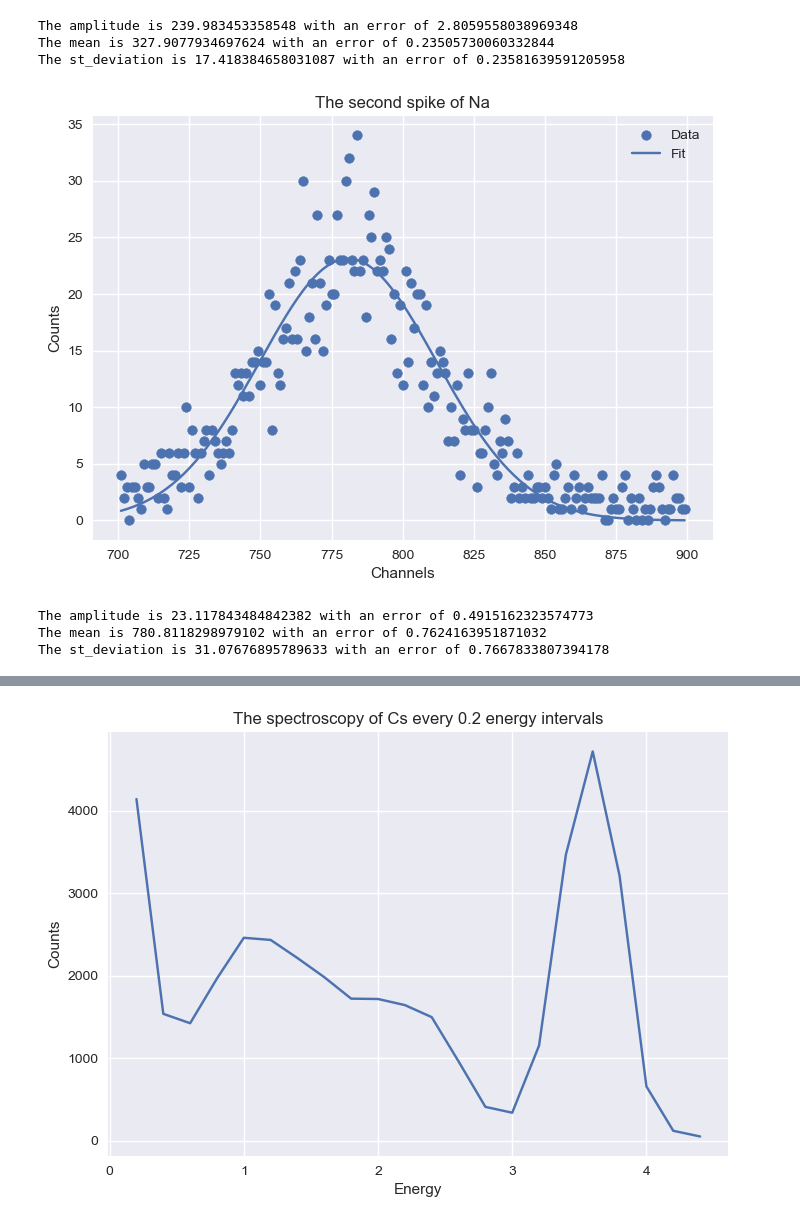
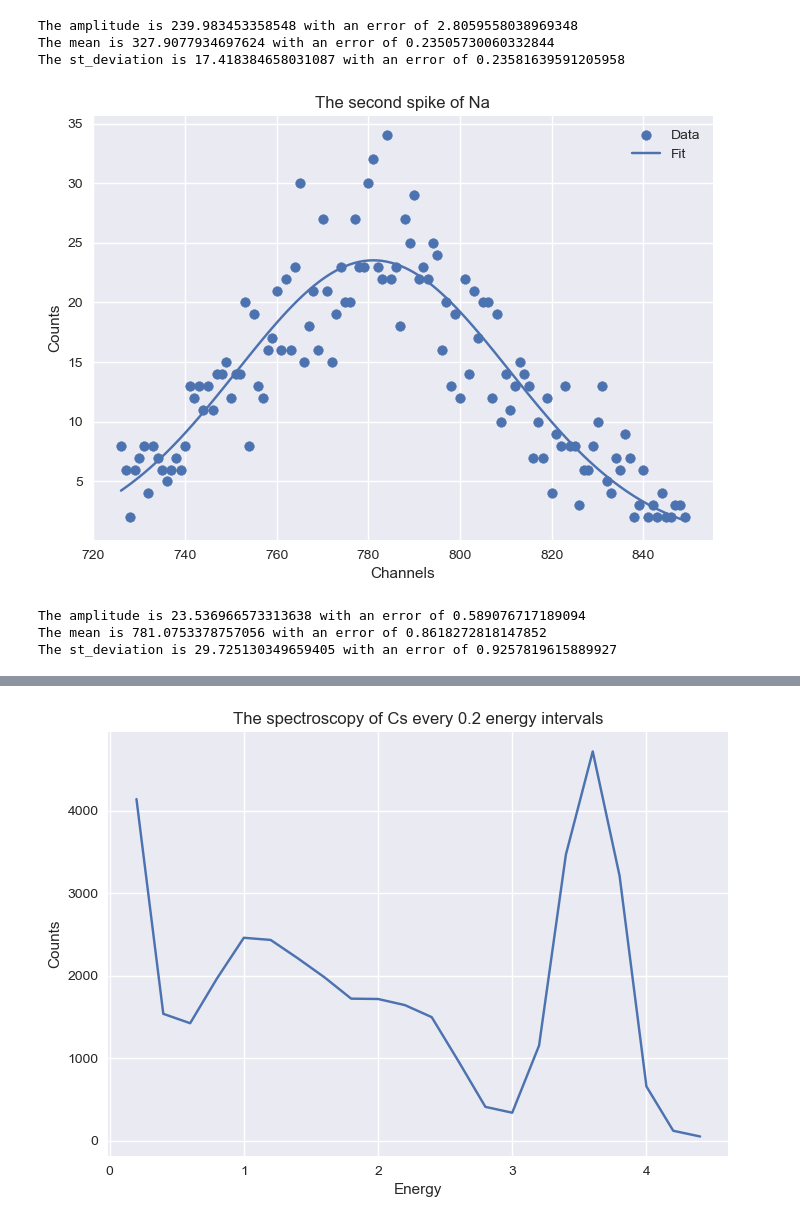
Before and after one commit to grk38/data_analysis_nuclear_lab, a Jupyter notebook: Erg_pyr.ipynb, the cells around one changed output, grey strips where cells are left out. Drawn from its saved outputs; the diff is of its cells as text; code cells hidden in the pictures.

```diff
--- a/Erg_pyr.ipynb
+++ b/Erg_pyr.ipynb
@@ -25,6 +25,7 @@ chan = np.empty(())
 count = np.empty(())
 spike_Cs = np.empty(())
 spike_range_Cs = np.empty(())
+fitting_final = np.empty((3,3))
 
 chan = data[::2]
 count = data[1::2]
@@ -84,7 +85,7 @@ for index in range(np.size(count)):
     if (index>280 and index<400):
         spike_Na = np.append(spike_Na,count[index])
         spike_range_Na = np.append(spike_range_Na,index)
-    if (index>700 and index<900):
+    if (index>725 and index<850):
         spike2_Na = np.append(spike2_Na,count[index])
         spike2_range_Na = np.append(spike2_range_Na,index)
 
@@ -102,6 +103,7 @@ plt.title('The spectroscopy of Na')
 plt.xlabel('Channels')
 plt.ylabel('Counts')
 plt.style.use('seaborn')
+plt.xlim(0,400)
 plt.savefig('Na_spectroscopy.png')
 plt.legend()
 plt.show()
@@ -127,9 +129,12 @@ plt.ylabel('Counts')
 plt.savefig('Cs_spike.png')
 plt.legend()
 plt.show()
+for index in range(3):
+    fitting_final[0][index]=popt[index]
 print('The amplitude is' , popt[0] , 'with an error of' ,math.sqrt(pcov[0][0]))
 print('The mean is' , popt[1] , 'with an error of' ,math.sqrt(pcov[1][1]))
 print('The st_deviation is' , popt[2] , 'with an error of' ,math.sqrt(pcov[2][2]))
+print(fitting_final)
 # %% [output]
 [figure]
 The amplitude is 419.90866785265393 with an error of 2.9829162502535813
@@ -150,6 +158,8 @@ plt.ylabel('Counts')
 plt.savefig('Na_spike.png')
 plt.legend()
 plt.show()
+for index in range(3):
+    fitting_final[1][index]=popt[index]
 print('The amplitude is' , popt[0] , 'with an error of' ,math.sqrt(pcov[0][0]))
 print('The mean is' , popt[1] , 'with an error of' ,math.sqrt(pcov[1][1]))
 print('The st_deviation is' , popt[2] , 'with an error of' ,math.sqrt(pcov[2][2]))
@@ -161,26 +171,28 @@ The st_deviation is 17.418384658031087 with an error of 0.23581639591205958
 # %%
 spike2_range_Na =spike2_range_Na[1:]
 spike2_Na = spike2_Na[1:]
 
 
 initial_guess = [35 , 775 , 15]
 popt, pcov = curve_fit(gaussian, spike2_range_Na, spike2_Na,p0=initial_guess)
 
 
 plt.scatter(spike2_range_Na, spike2_Na, label='Data')
 plt.plot(spike2_range_Na, gaussian(spike2_range_Na, *popt), label='Fit')
 plt.title('The second spike of Na')
 plt.xlabel('Channels')
 plt.ylabel('Counts')
 plt.savefig('Na_spike_2.png')
 plt.legend()
 plt.show()
+for index in range(3):
+    fitting_final[2][index]=popt[index]
 print('The amplitude is' , popt[0] , 'with an error of' ,math.sqrt(pcov[0][0]))
 print('The mean is' , popt[1] , 'with an error of' ,math.sqrt(pcov[1][1]))
 print('The st_deviation is' , popt[2] , 'with an error of' ,math.sqrt(pcov[2][2]))
 # %% [output]
-[figure, old version]
+[figure, new version]
-The amplitude is 23.117843484842382 with an error of 0.4915162323574773
-The mean is 780.8118298979102 with an error of 0.7624163951871032
-The st_deviation is 31.07676895789633 with an error of 0.7667833807394178
+The amplitude is 23.536966573313638 with an error of 0.589076717189094
+The mean is 781.0753378757056 with an error of 0.8618272818147852
+The st_deviation is 29.725130349659405 with an error of 0.9257819615889927
 # %%
```
Also changed, not shown: parts of 8 cells of this notebook.
